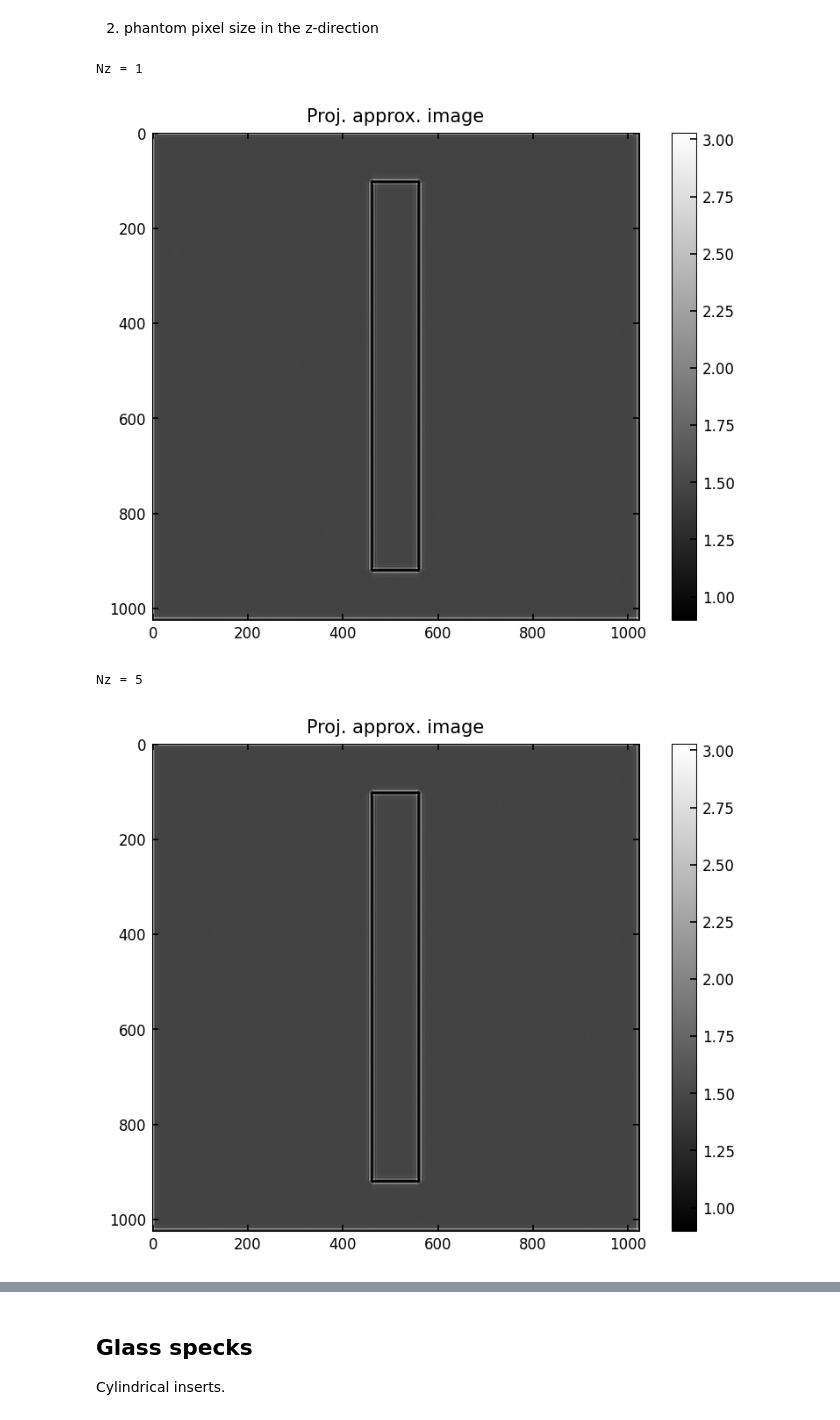
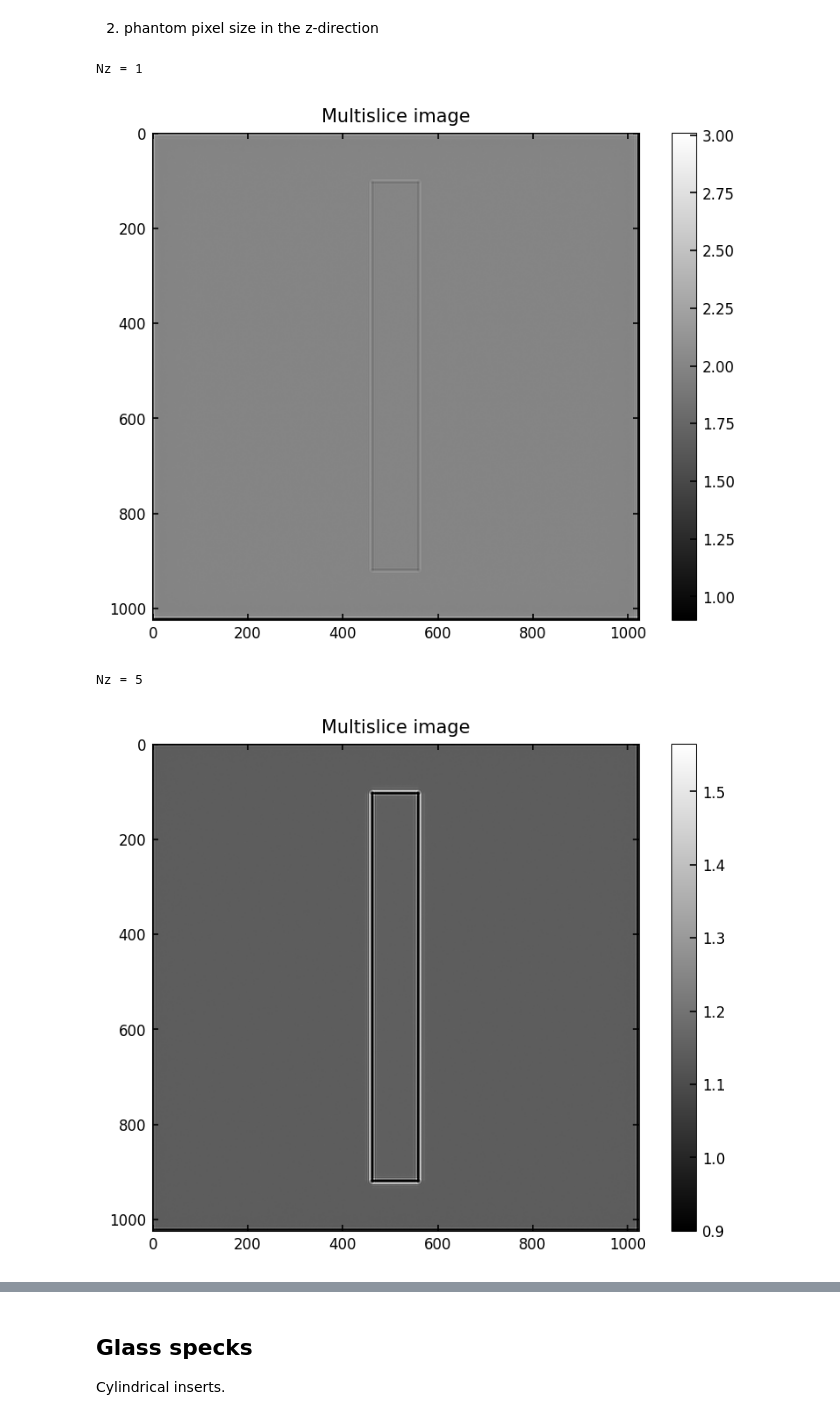
Before and after one commit to gjadick/spectral-xpci, a Jupyter notebook: multislice.ipynb, the cells around one changed output, grey strips where cells are left out. Cells and saved outputs as stored; diff of their text form; code cells hidden in the pictures.

Commit message:
added pass-in parameters to simulate_multislice()

```diff
--- a/multislice.ipynb
+++ b/multislice.ipynb
@@ -142,7 +142,12 @@ I don't have an existing function for this like I do for the proj approx, so I u
 # %%
 %%time
 
-def simulate_multislice(obj_beta, obj_delta, phantom_dx, phantom_dz, det_shape, det_dx, det_fwhm, energy, propdist, I0):
+def simulate_multislice(obj_beta, obj_delta, phantom_dx, phantom_dz, phantom_N, z_slices, det_shape, det_dx, det_fwhm, energy, propdist, I0):
+
+    # cailey added this line to troubleshoot / generalize
+    # note that cailey also added the function input parameters "phantom_N, z_slices" above
+    phantom_shape = jnp.array([z_slices, phantom_N, phantom_N])
+
     field = cx.plane_wave(
         shape = phantom_shape[1:],
         dx = phantom_dx,
@@ -169,7 +174,7 @@ def simulate_multislice(obj_beta, obj_delta, phantom_dx, phantom_dz, det_shape,
 
     return img_ms
 
-img_ms = simulate_multislice(obj_beta, obj_delta, phantom_dx, phantom_dz, det_shape, det_dx, det_fwhm, energy, propdist, I0)
+img_ms = simulate_multislice(obj_beta, obj_delta, phantom_dx, phantom_dz, phantom_N, z_slices, det_shape, det_dx, det_fwhm, energy, propdist, I0)
 
 plt.title('multislice image')
 plt.imshow(img_ms, vmin=0.9)
@@ -335,54 +337,49 @@ fiber width = 0.0002 aka 200 um
 # %%
 # reset to original width
 fiber_width = 100e-6
 
 ##### parameters #####
 ### as a reminder: ###
+N = 1024
 det_shape = (1024, 1024)
 det_fwhm = 1e-6
 propdist = 500e-3
 energy = 20
 I0 = 1e5
-N = 1024
 dx = 1e-6
 Nz = 10
+fiber_width = 100e-6
+fov = N*dx
+phantom_dz = fov/Nz
+det_dx = fov / det_shape[0]
 ######################
 
 # Now, to vary Nz. We "should" keep it under 10 um.
 for Nz in [1, 5, 10, 20]:
     print(f'Nz = {Nz}')
     obj_delta, obj_beta = make_fiber_phantom(N, Nz, dx, fiber_width, energy)
 
     ### show the phantom directly: ###
     # show_phantom(obj_delta, obj_beta)
 
-    ### putting the functions in terms of ###
-    ### the N, dx, and Nz reminded above ####
-    z_slices = Nz
-    fov = N*dx
-    phantom_dz = fov/z_slices
-    phantom_dx = dx
-    det_dx = fov / det_shape[0]
-    #########################################
+    ### show the projection approximation: ###
+    # beta_proj = phantom_dz * jnp.sum(obj_beta, axis=0)
+    # delta_proj = phantom_dz * jnp.sum(obj_delta, axis=0)
+    # img_approx = simulate_projection(beta_proj, delta_proj, dx, det_shape, det_dx, det_fwhm, energy, propdist, I0)
+    # plt.title('Proj. approx. image')
+    # plt.imshow(img_approx, vmin=0.9)
+    # plt.colorbar()
+    # plt.show()
 
-    ### show the projection approximation: ###
-    beta_proj = phantom_dz * jnp.sum(obj_beta, axis=0)
-    delta_proj = phantom_dz * jnp.sum(obj_delta, axis=0)
-    img_approx = simulate_projection(beta_proj, delta_proj, phantom_dx, det_shape, det_dx, det_fwhm, energy, propdist, I0)
-    plt.title('Proj. approx. image')
-    plt.imshow(img_approx, vmin=0.9)
+    ### show the multislice approximation: ###
+    img_ms = simulate_multislice(obj_beta, obj_delta, dx, phantom_dz, N, Nz, det_shape, det_dx, det_fwhm, energy, propdist, I0)
+    plt.title('Multislice image')
+    plt.imshow(img_ms, vmin=0.9)
     plt.colorbar()
     plt.show()
-
-    ### show the multislice approximation: ###
-    # img_ms = simulate_multislice(obj_beta, obj_delta, phantom_dx, phantom_dz, det_shape, det_dx, det_fwhm, energy, propdist, I0)
-    # plt.title('Multislice image')
-    # plt.imshow(img_ms, vmin=0.9)
-    # plt.colorbar()
-    # plt.show()
 # %% [output]
 Nz = 1
-[figure, old version]
+[figure, new version]
 Nz = 5
-[figure, old version]
+[figure, new version]
 Nz = 10
```
Also changed, not shown: parts of 8 cells of this notebook.
